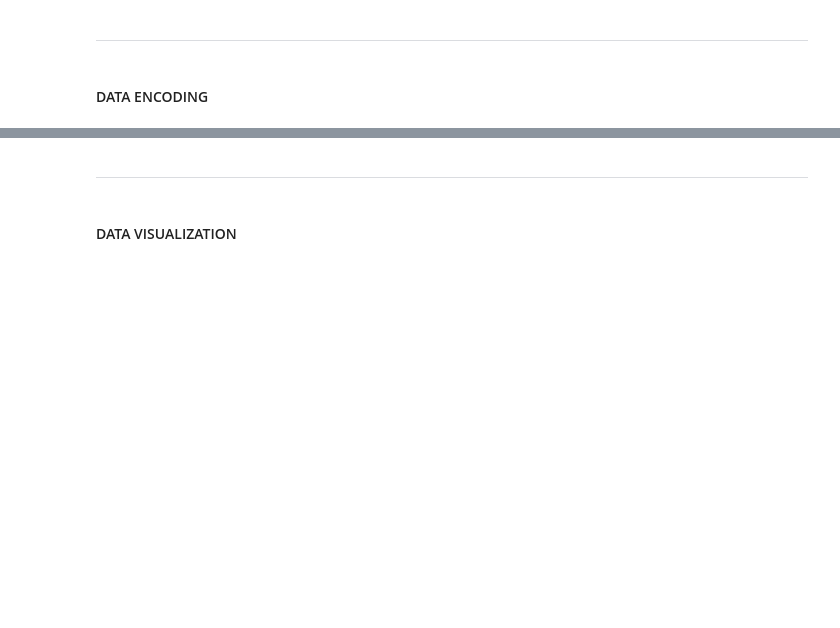
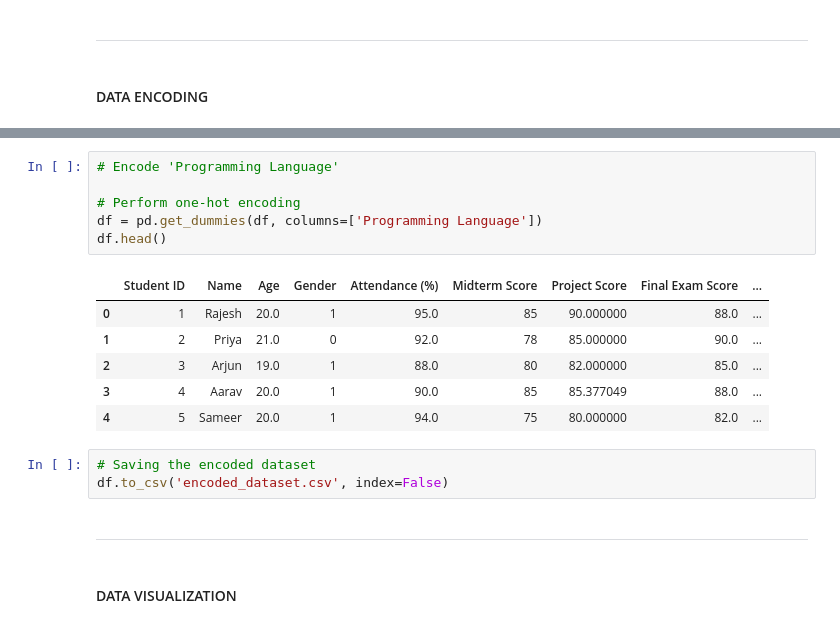
Before and after one commit to amenhasfaw/DPFE_Capstone_Project, a Jupyter notebook: Analysis.ipynb, the cells around one changed output, grey strips where cells are left out. Saved outputs shown, nothing was run; the diff lists cells and outputs as text; blank space fills up the shorter version.

```diff
--- a/Analysis.ipynb
+++ b/Analysis.ipynb
@@ -121,3 +165,19 @@ df.to_csv('cleaned_dataset.csv', index=False)
+# %%
+# Encode 'Programming Language'
+
+# Perform one-hot encoding
+df = pd.get_dummies(df, columns=['Programming Language'])
+df.head()
+# %% [output]
+|  | Student ID | Name | Age | Gender | Attendance (%) | Midterm Score | Project Score | Final Exam Score | ... |
+| 0 | 1 | Rajesh | 20.0 | 1 | 95.0 | 85 | 90.000000 | 88.0 | ... |
+| 1 | 2 | Priya | 21.0 | 0 | 92.0 | 78 | 85.000000 | 90.0 | ... |
+| 2 | 3 | Arjun | 19.0 | 1 | 88.0 | 80 | 82.000000 | 85.0 | ... |
+| 3 | 4 | Aarav | 20.0 | 1 | 90.0 | 85 | 85.377049 | 88.0 | ... |
+| 4 | 5 | Sameer | 20.0 | 1 | 94.0 | 75 | 80.000000 | 82.0 | ... |
+# %%
+# Saving the encoded dataset
+df.to_csv('encoded_dataset.csv', index=False)
 # %% [markdown]
 ---
 # %% [markdown]
```
Also changed, not shown: parts of 3 cells of this notebook, 1 other file.
